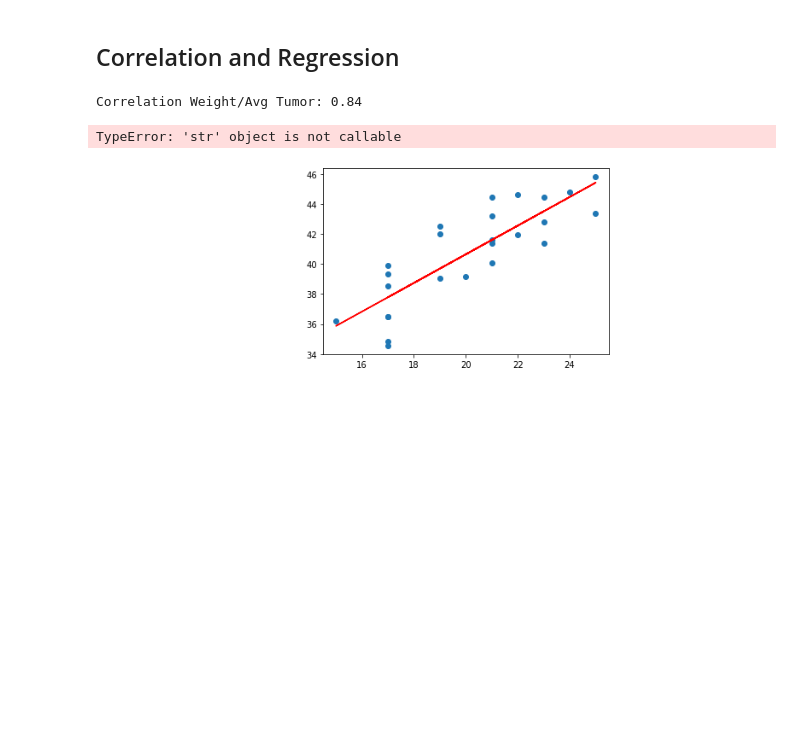
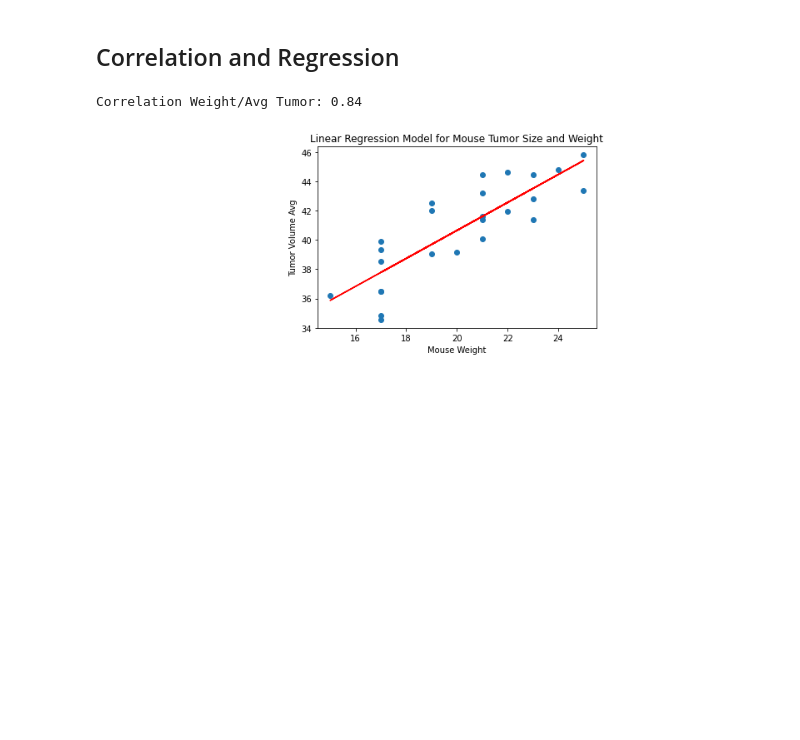
Before and after one commit to sustainedtang/matplotlib-challenge-, a Jupyter notebook: pymaceuticals_starter.ipynb, the cells around one changed output. Cells and saved outputs as stored; diff of their text form; code cells hidden in the pictures.

```diff
--- a/pymaceuticals_starter.ipynb
+++ b/pymaceuticals_starter.ipynb
@@ -303,27 +279,26 @@ plt.show()
 # %%
 # Calculate the correlation coefficient and linear regression model
 # for mouse weight and average tumor volume for the Capomulin regimen
 mouseweight = capo_avg['Weight (g)']
 tumoravg = capo_avg['Tumor Volume (mm3)']
 
 correlation = st.pearsonr(mouseweight, tumoravg)
 print(f"Correlation Weight/Avg Tumor: {round(correlation[0], 2)}")
 
 
 
 x_values = mouseweight
 y_values = tumoravg
 (slope, intercept, rvalue, pvalue, stderr) = linregress(x_values, y_values)
 regress_values = x_values * slope + intercept
 line_eq = "y = " + str(round(slope,2)) + "x + " + str(round(intercept,2))
 plt.scatter(x_values,y_values)
 plt.plot(x_values,regress_values,"r-")
 plt.annotate(line_eq,(6,10),fontsize=15,color="red")
 plt.xlabel("Mouse Weight")
-plt.ylabel("Tumor Size Avg")
+plt.ylabel("Tumor Volume Avg")
 plt.title("Linear Regression Model for Mouse Tumor Size and Weight")
 plt.show()
 # %% [output]
 Correlation Weight/Avg Tumor: 0.84
-TypeError: 'str' object is not callable
-[figure, old version]
+[figure, new version]
```
Also changed, not shown: parts of 4 cells of this notebook.
